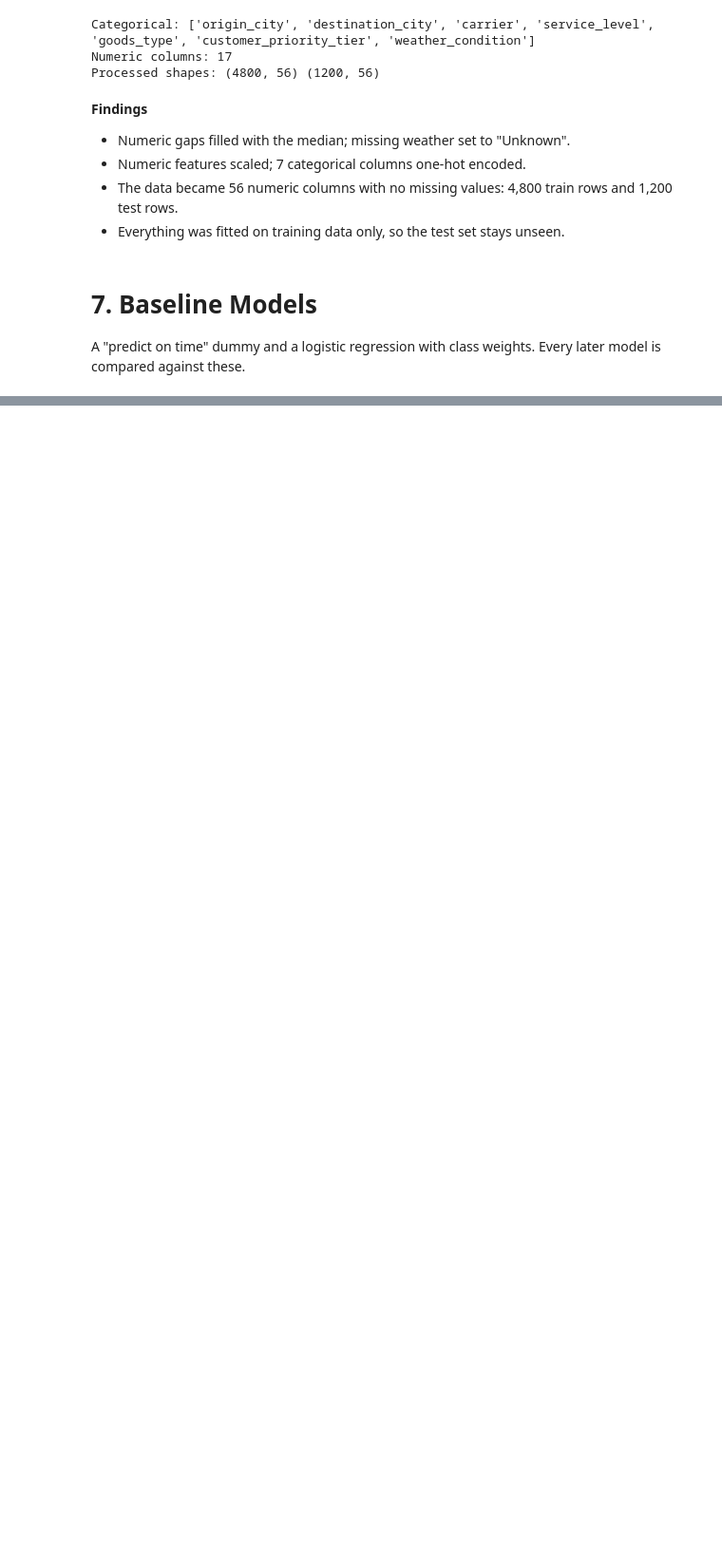
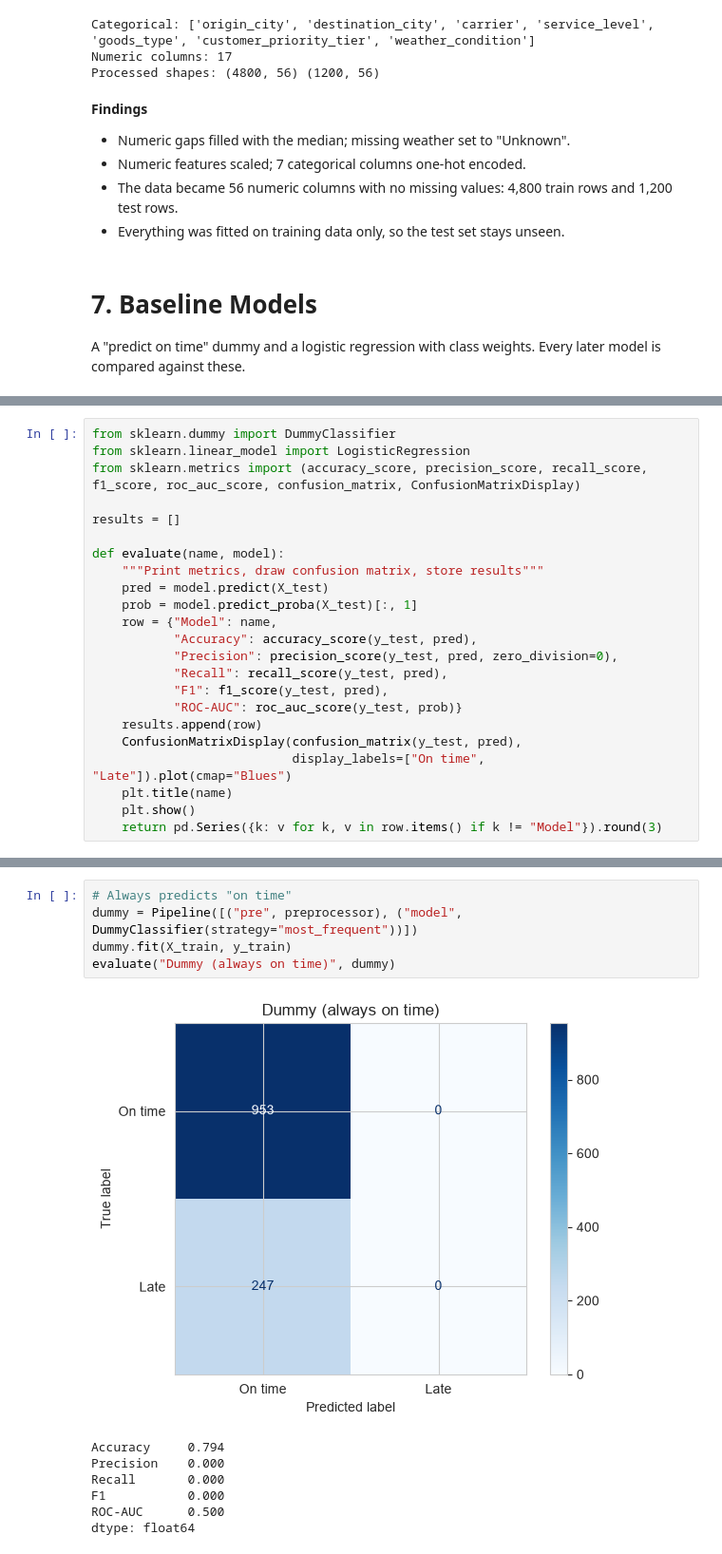
Before and after one commit to AnushAdhikari/Delivery-Delay-Prediction-Slack-Alerts, a Jupyter notebook: MapleFreight_Delivery_Delay_Prediction_c0968893.ipynb, the cells around one changed output, grey strips where cells are left out. Shown at 95% size. Drawn from its saved outputs; the diff is of its cells as text; blank space fills up the shorter version.

```diff
--- a/MapleFreight_Delivery_Delay_Prediction_c0968893.ipynb
+++ b/MapleFreight_Delivery_Delay_Prediction_c0968893.ipynb
@@ -348,0 +351,23 @@ A "predict on time" dummy and a logistic regression with class weights. Every la
+# %%
+from sklearn.dummy import DummyClassifier
+from sklearn.linear_model import LogisticRegression
+from sklearn.metrics import (accuracy_score, precision_score, recall_score, f1_score, roc_auc_score, confusion_matrix, ConfusionMatrixDisplay)
+
+results = []
+
+def evaluate(name, model):
+    """Print metrics, draw confusion matrix, store results"""
+    pred = model.predict(X_test)
+    prob = model.predict_proba(X_test)[:, 1]
+    row = {"Model": name,
+           "Accuracy": accuracy_score(y_test, pred),
+           "Precision": precision_score(y_test, pred, zero_division=0),
+           "Recall": recall_score(y_test, pred),
+           "F1": f1_score(y_test, pred),
+           "ROC-AUC": roc_auc_score(y_test, prob)}
+    results.append(row)
+    ConfusionMatrixDisplay(confusion_matrix(y_test, pred),
+                           display_labels=["On time", "Late"]).plot(cmap="Blues")
+    plt.title(name)
+    plt.show()
+    return pd.Series({k: v for k, v in row.items() if k != "Model"}).round(3)
@@ -348,0 +376,13 @@ A "predict on time" dummy and a logistic regression with class weights. Every la
+# %%
+# Always predicts "on time"
+dummy = Pipeline([("pre", preprocessor), ("model", DummyClassifier(strategy="most_frequent"))])
+dummy.fit(X_train, y_train)
+evaluate("Dummy (always on time)", dummy)
+# %% [output]
+[figure, added]
+Accuracy     0.794
+Precision    0.000
+Recall       0.000
+F1           0.000
+ROC-AUC      0.500
+dtype: float64
```
Also changed, not shown: parts of 43 cells of this notebook, 4 other files.
